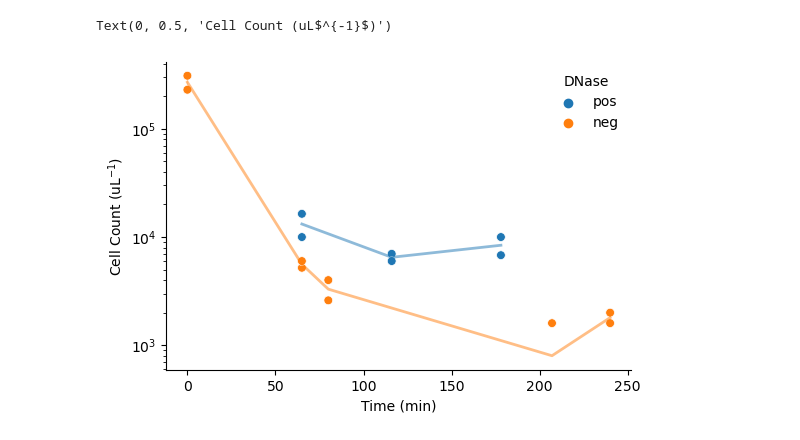
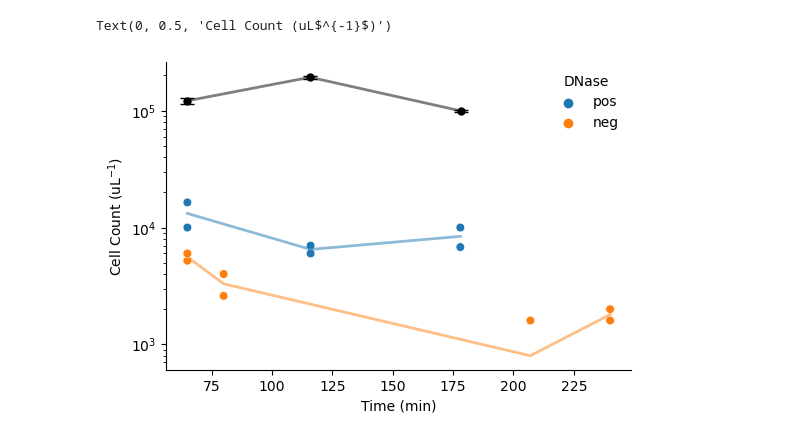
Before and after one commit to eshanking/time-kill-protocol, a Jupyter notebook: data/experiment_code/DNAse_exp.ipynb, the cells around one changed output. Cells and saved outputs as stored; diff of their text form; code cells hidden in the pictures.

Commit message:
more experiment data

```diff
--- a/data/experiment_code/DNAse_exp.ipynb
+++ b/data/experiment_code/DNAse_exp.ipynb
@@ -8,11 +8,38 @@ import sys
 sys.path.append('../../')
 from utils import *
 from fears.utils import AutoRate
+import scipy.stats as stats
 
 rfu30_to_dilution = cal.run()
 
-data_file = '../experiment_data/DNase_exp.csv'
+data_file = '../experiment_data/DNase_exp_t.csv'
 
 df = pd.read_csv(data_file, header=0)
 df['Cell Count 10^4'] = df['Cell Count 10^4']*10**4/50
 df['Cell Count 10^5'] = df['Cell Count 10^5']*10**5/50
+# %%
+# AB background estimation
+
+ab_folder = '../experiment_data/DNAse_exp_ab'
+
+files = os.listdir(ab_folder)
+files = [f for f in files if f.endswith('.xlsx')
+         and not f.startswith('.')]
+files.sort(key=natural_keys)
+
+file_path = os.path.join(ab_folder,files[2])
+
+p = AutoRate.Plate(file_path,mode='single_measurement')
+
+data = p.od_data_to_dict(p.data)
+
+rows = ['B','C','D','E','F','G']
+
+col = 11
+
+bg_est = []
+for row in rows:
+    key = row + str(col)
+    bg_est.append(data[key])
+
+bg_est = np.mean(bg_est)
@@ -19,28 +96,31 @@ df['Cell Count 10^5'] = df['Cell Count 10^5']*10**5/50
 # %%
 fig,ax = plt.subplots(figsize=(6,4))
 
 s = 40
 
 ax = sns.scatterplot(y='Cell Count 10^4', x='Time', data=df, hue='DNase', legend=True, ax=ax,s=s)
 ax = sns.scatterplot(y='Cell Count 10^5', x='Time', data=df, hue='DNase', legend=True, ax=ax,s=s)
 
 df['mean'] = df[['Cell Count 10^4','Cell Count 10^5']].mean(axis=1)
 
 ax = sns.lineplot(y='mean', x='Time', data=df, hue='DNase', legend=False, ax=ax, alpha=0.5,linewidth=2)
+
+ax.errorbar(cell_count_dict['time'],cell_count_dict['mean'],yerr=cell_count_dict['err'],fmt='o',color='black',capsize=5,elinewidth=2,markersize=5)
+ax.plot(cell_count_dict['time'],cell_count_dict['mean'],color='black',linewidth=2,alpha=0.5)
 
 ax.set_yscale('log')
 
 # only plot unique legend entries
 
 handles, labels = ax.get_legend_handles_labels()
 by_label = dict(zip(labels, handles))
 ax.legend(by_label.values(), by_label.keys(), frameon=False,title='DNase')
 
 ax.spines['top'].set_visible(False)
 ax.spines['right'].set_visible(False)
 
 ax.set_xlabel('Time (min)')
 ax.set_ylabel('Cell Count (uL$^{-1}$)')
 # %% [output]
 Text(0, 0.5, 'Cell Count (uL$^{-1}$)')
-[figure, old version]
+[figure, new version]
```
Also changed, not shown: parts of 3 cells of this notebook, 14 other files.
